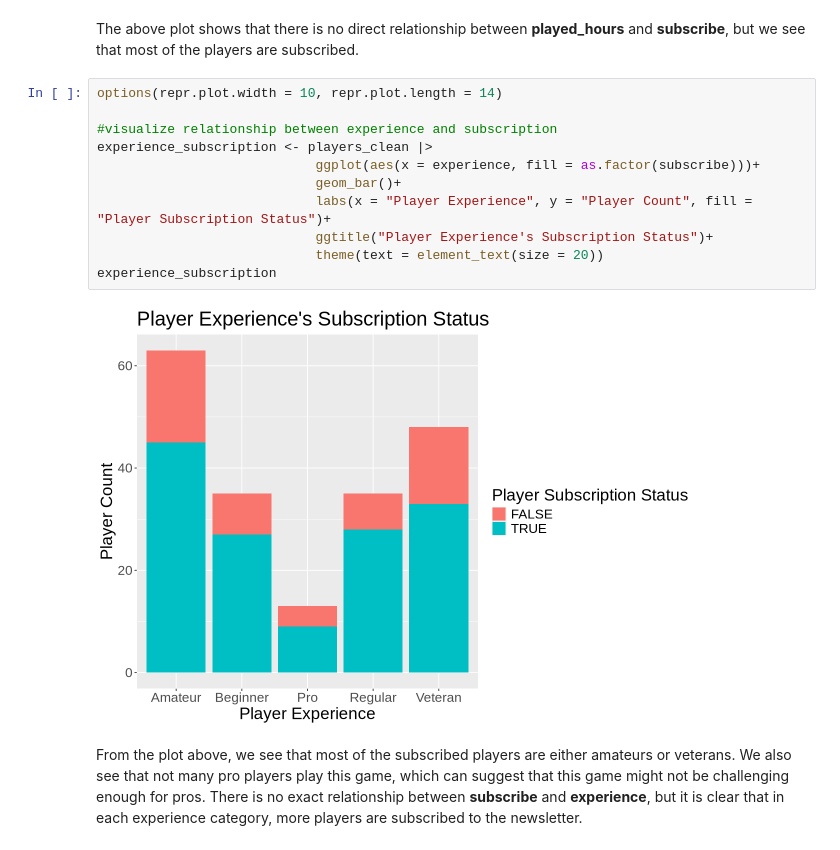
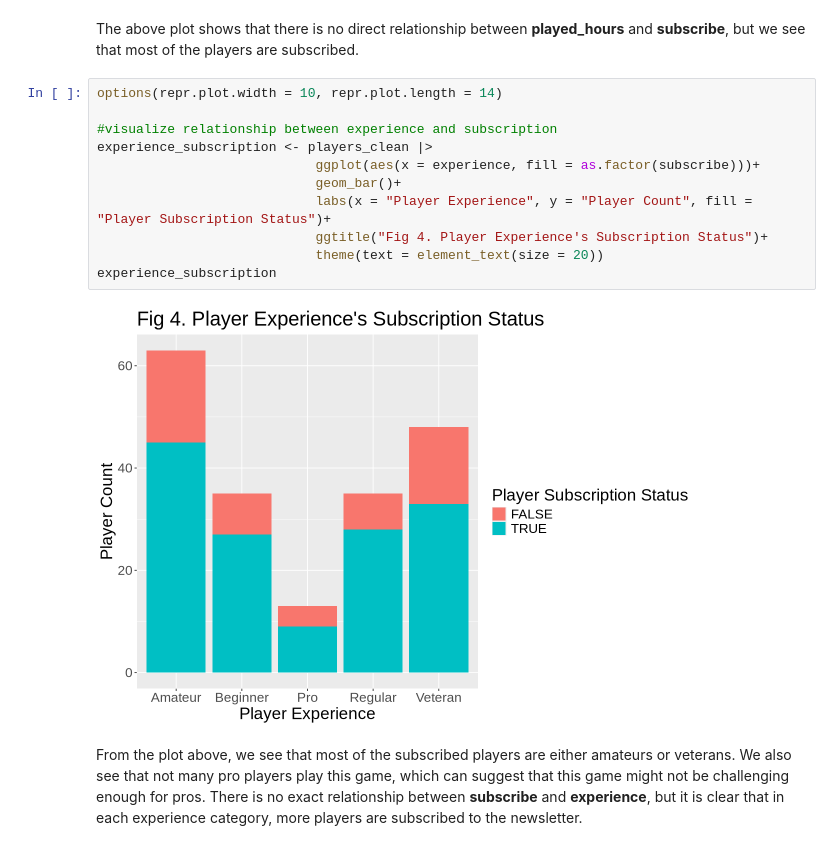
Before and after one commit to Jmmchai/Dsci-100-004-group02, a Jupyter notebook: Final Group Report.ipynb, the cells around one changed output. Drawn from its saved outputs; the diff is of its cells as text.

```diff
--- a/Final Group Report.ipynb
+++ b/Final Group Report.ipynb
@@ -144,16 +144,16 @@ The above plot shows that there is no direct relationship between **played_hours
 # %%
 options(repr.plot.width = 10, repr.plot.length = 14)
 
 #visualize relationship between experience and subscription
 experience_subscription <- players_clean |>
                             ggplot(aes(x = experience, fill = as.factor(subscribe)))+
                             geom_bar()+
                             labs(x = "Player Experience", y = "Player Count", fill = "Player Subscription Status")+
-                            ggtitle("Player Experience's Subscription Status")+
+                            ggtitle("Fig 4. Player Experience's Subscription Status")+
                             theme(text = element_text(size = 20))
 experience_subscription
 # %% [output]
-[figure, old version]
+[figure, new version]
 # %% [markdown]
 From the plot above, we see that most of the subscribed players are either amateurs or veterans. We also see that not many pro players play this game, which can suggest that this game might not be challenging enough for pros. There is no exact relationship between **subscribe** and **experience**, but it is clear that in each experience category, more players are subscribed to the newsletter.
 # %%
```
Also changed, not shown: parts of 7 cells of this notebook.
